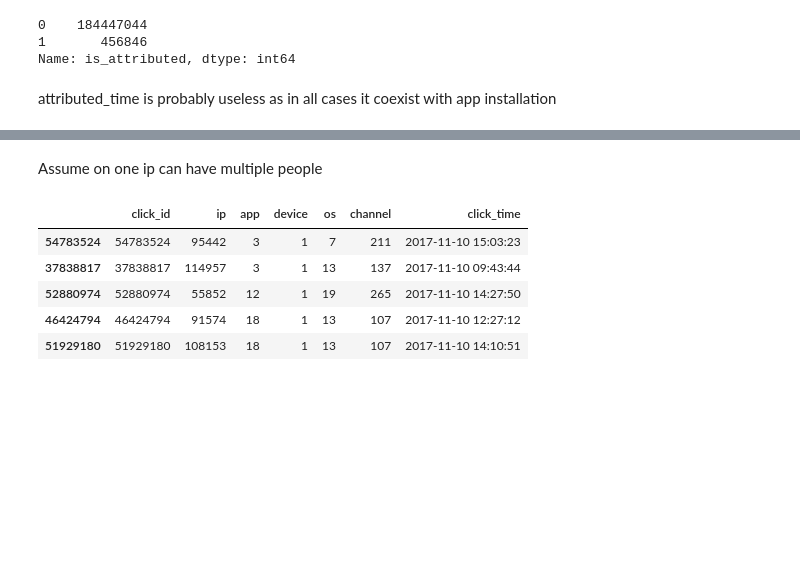
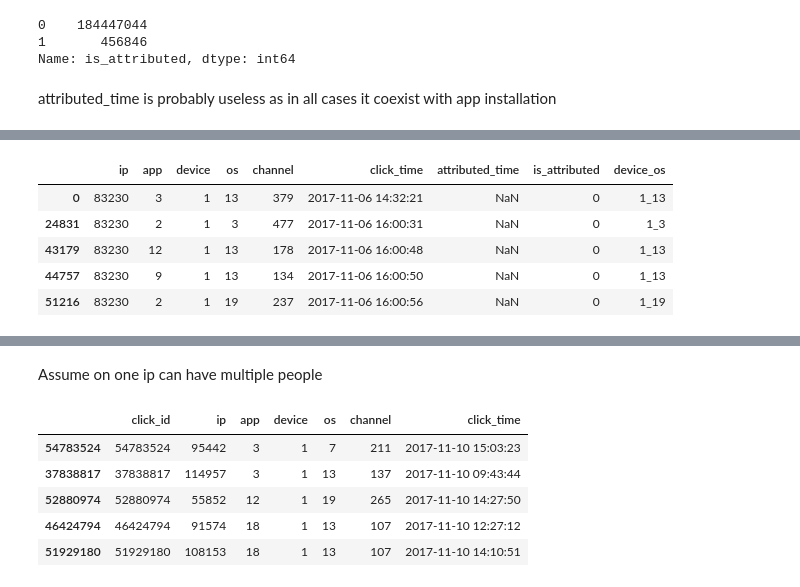
Before and after one commit to emmygold1/kaggle_proj, a Jupyter notebook: talking_data/notebooks/data_exploration.ipynb, the cells around one changed output, grey strips where cells are left out. Saved outputs shown, nothing was run; the diff lists cells and outputs as text; code cells hidden in the pictures; blank space fills up the shorter version.

```diff
--- a/talking_data/notebooks/data_exploration.ipynb
+++ b/talking_data/notebooks/data_exploration.ipynb
@@ -82,4 +84,4 @@ Name: is_attributed, dtype: int64
 # %% [markdown]
 attributed_time is probably useless as in all cases it coexist with app installation
 # %%
-train.loc[train.ip == 83230]
+sub83230 = train.loc[train.ip == 83230]
@@ -104,0 +108,2 @@ train.loc[train.ip == 83230]
+# %%
+sub83230.loc[:, 'device_os'] = sub83230.device.apply(lambda x: str(x)) + '_' + sub83230.os.apply(lambda x: str(x))
@@ -104,0 +121,9 @@ train.loc[train.ip == 83230]
+# %%
+sub83230.head()
+# %% [output]
+|  | ip | app | device | os | channel | click_time | attributed_time | is_attributed | device_os |
+| 0 | 83230 | 3 | 1 | 13 | 379 | 2017-11-06 14:32:21 | NaN | 0 | 1_13 |
+| 24831 | 83230 | 2 | 1 | 3 | 477 | 2017-11-06 16:00:31 | NaN | 0 | 1_3 |
+| 43179 | 83230 | 12 | 1 | 13 | 178 | 2017-11-06 16:00:48 | NaN | 0 | 1_13 |
+| 44757 | 83230 | 9 | 1 | 13 | 134 | 2017-11-06 16:00:50 | NaN | 0 | 1_13 |
+| 51216 | 83230 | 2 | 1 | 19 | 237 | 2017-11-06 16:00:56 | NaN | 0 | 1_19 |
```
Also changed, not shown: parts of 26 cells of this notebook, 3 other files.
